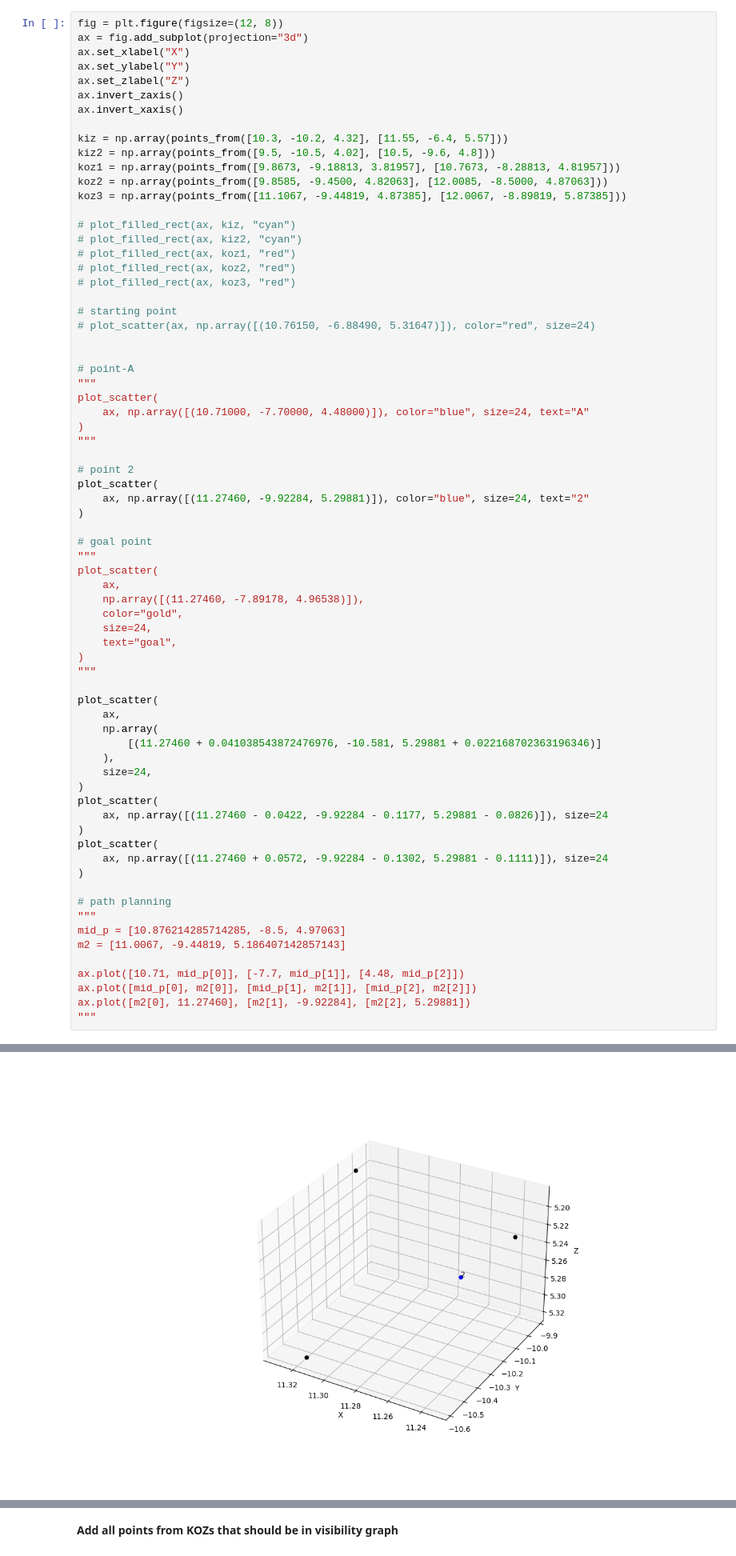
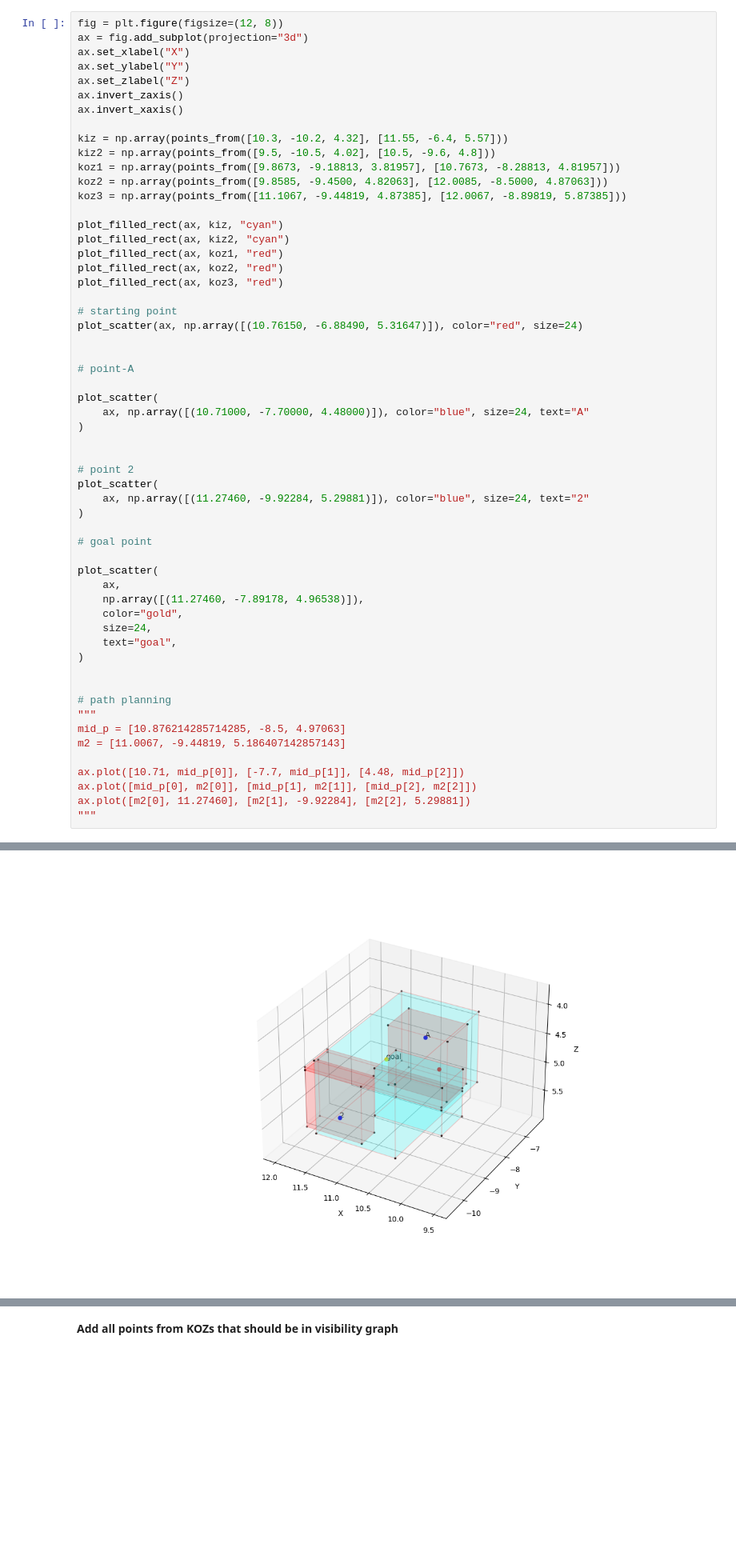
Before and after one commit to PutawanDE/3rd_kibo_lynx, a Jupyter notebook: tools/src/shortest_path.ipynb, the cells around one changed output, grey strips where cells are left out. Shown at 80% size. Drawn from its saved outputs; the diff is of its cells as text; blank space fills up the shorter version.

```diff
--- a/tools/src/shortest_path.ipynb
+++ b/tools/src/shortest_path.ipynb
@@ -148,65 +148,51 @@ koz1 = np.array(points_from([9.8673, -9.18813, 3.81957], [10.7673, -8.28813, 4.8
 koz2 = np.array(points_from([9.8585, -9.4500, 4.82063], [12.0085, -8.5000, 4.87063]))
 koz3 = np.array(points_from([11.1067, -9.44819, 4.87385], [12.0067, -8.89819, 5.87385]))
 
-# plot_filled_rect(ax, kiz, "cyan")
-# plot_filled_rect(ax, kiz2, "cyan")
-# plot_filled_rect(ax, koz1, "red")
-# plot_filled_rect(ax, koz2, "red")
-# plot_filled_rect(ax, koz3, "red")
+plot_filled_rect(ax, kiz, "cyan")
+plot_filled_rect(ax, kiz2, "cyan")
+plot_filled_rect(ax, koz1, "red")
+plot_filled_rect(ax, koz2, "red")
+plot_filled_rect(ax, koz3, "red")
 
 # starting point
-# plot_scatter(ax, np.array([(10.76150, -6.88490, 5.31647)]), color="red", size=24)
+plot_scatter(ax, np.array([(10.76150, -6.88490, 5.31647)]), color="red", size=24)
 
 
 # point-A
-"""
+
 plot_scatter(
     ax, np.array([(10.71000, -7.70000, 4.48000)]), color="blue", size=24, text="A"
 )
-"""
+
 
 # point 2
 plot_scatter(
     ax, np.array([(11.27460, -9.92284, 5.29881)]), color="blue", size=24, text="2"
 )
 
 # goal point
-"""
+
 plot_scatter(
     ax,
     np.array([(11.27460, -7.89178, 4.96538)]),
     color="gold",
     size=24,
     text="goal",
 )
-"""
 
-plot_scatter(
-    ax,
-    np.array(
-        [(11.27460 + 0.041038543872476976, -10.581, 5.29881 + 0.022168702363196346)]
-    ),
-    size=24,
-)
-plot_scatter(
-    ax, np.array([(11.27460 - 0.0422, -9.92284 - 0.1177, 5.29881 - 0.0826)]), size=24
-)
-plot_scatter(
-    ax, np.array([(11.27460 + 0.0572, -9.92284 - 0.1302, 5.29881 - 0.1111)]), size=24
-)
 
 # path planning
 """
 mid_p = [10.876214285714285, -8.5, 4.97063]
 m2 = [11.0067, -9.44819, 5.186407142857143]
 
 ax.plot([10.71, mid_p[0]], [-7.7, mid_p[1]], [4.48, mid_p[2]])
 ax.plot([mid_p[0], m2[0]], [mid_p[1], m2[1]], [mid_p[2], m2[2]])
 ax.plot([m2[0], 11.27460], [m2[1], -9.92284], [m2[2], 5.29881])
 """
 # %% [output]
 '\nmid_p = [10.876214285714285, -8.5, 4.97063]\nm2 = [11.0067, -9.44819, 5.186407142857143]\n\nax.plot([10.71, mid_p[0]], [-7.7, mid_p[1]], [4.48, mid_p[2]])\nax.plot([mid_p[0], m2[0]], [mid_p[1], m2[ ...
-[figure, old version]
+[figure, new version]
 # %% [markdown]
 ### Graph Construction
 
```
Also changed, not shown: 6 other files.
